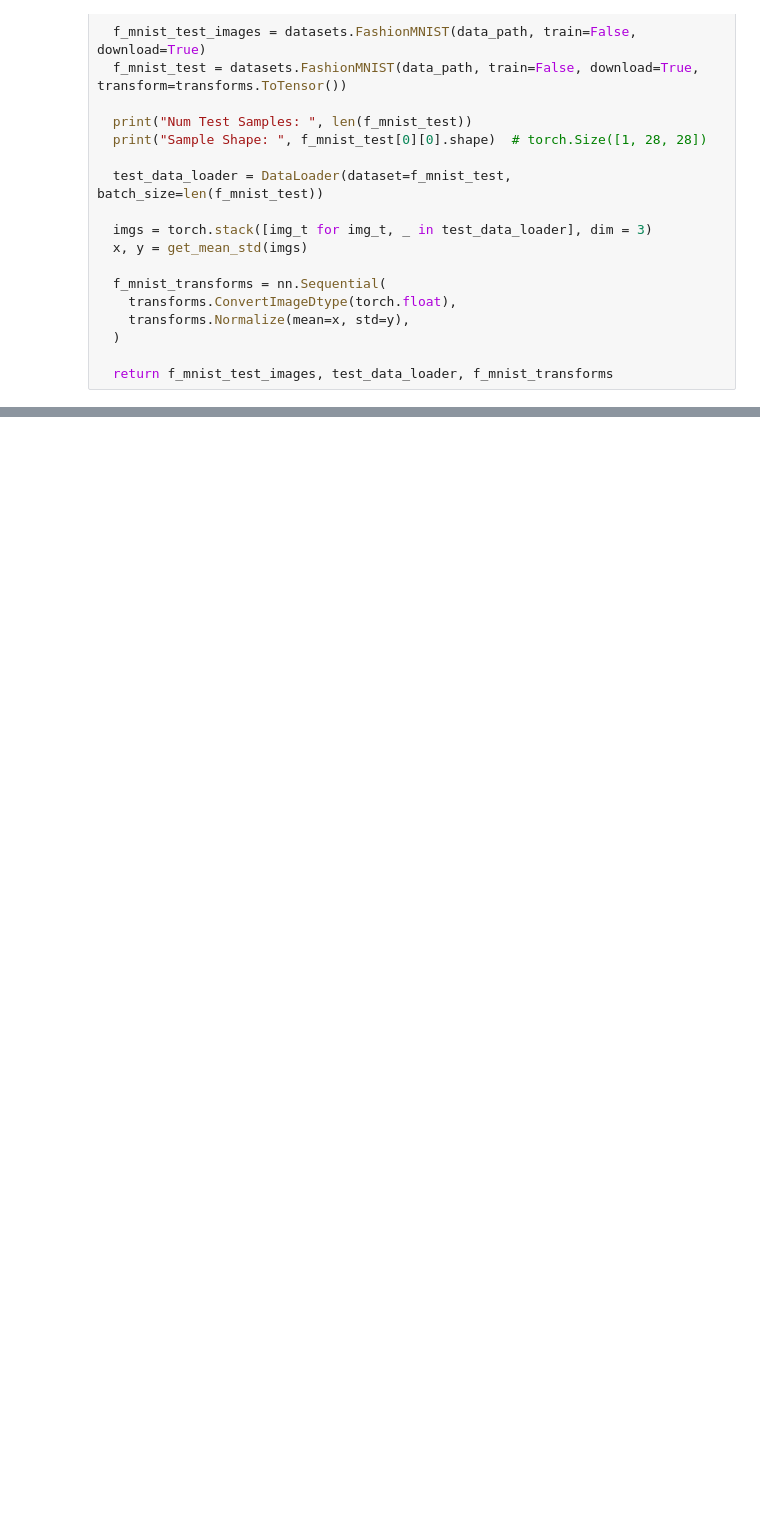
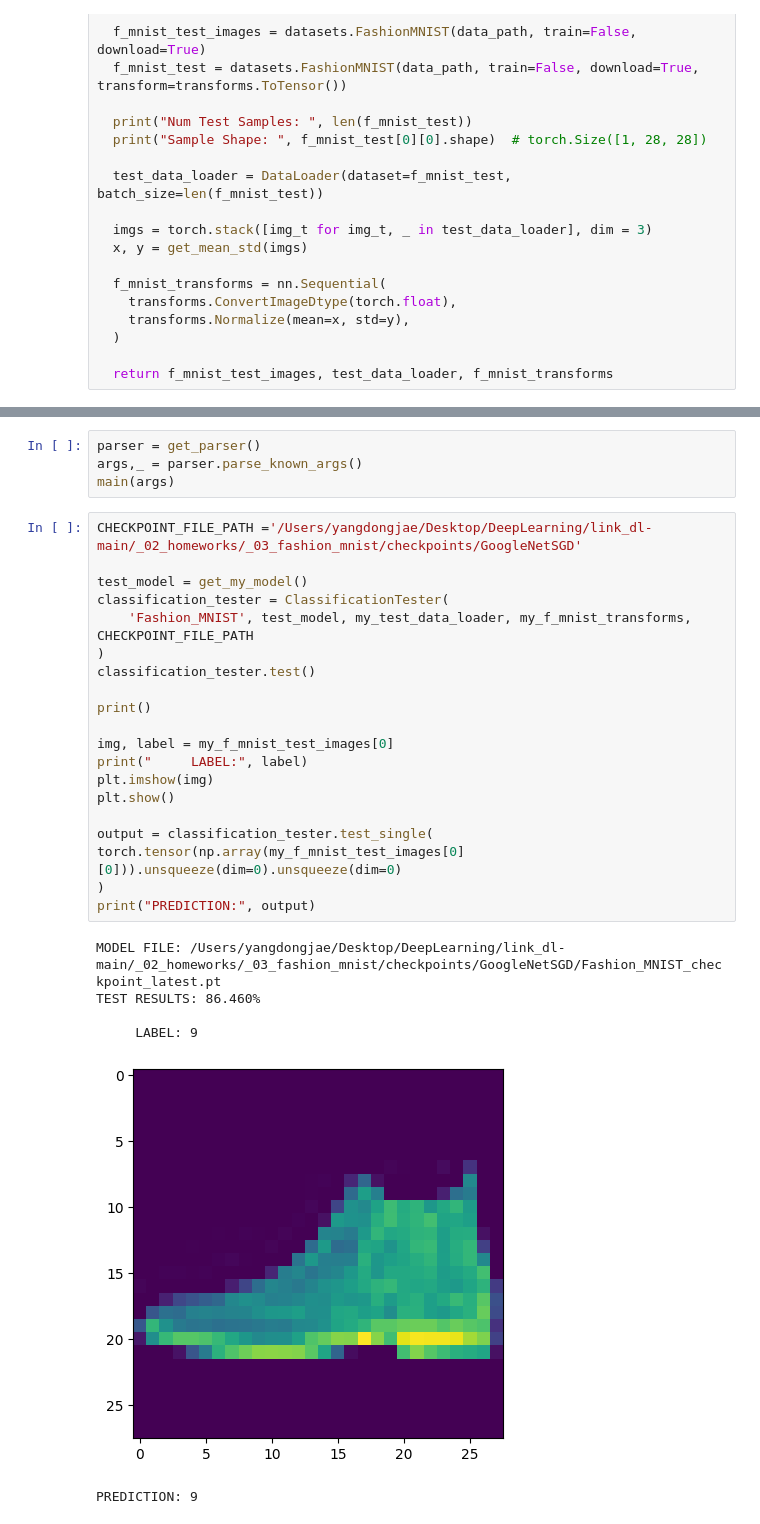
Before and after one commit to YangDongJae/DeepLearning, a Jupyter notebook: link_dl-main/_02_homeworks/_03_fashion_mnist/homework_3.ipynb, the cells around one changed output, grey strips where cells are left out. Drawn from its saved outputs; the diff is of its cells as text; blank space fills up the shorter version.

```diff
--- a/link_dl-main/_02_homeworks/_03_fashion_mnist/homework_3.ipynb
+++ b/link_dl-main/_02_homeworks/_03_fashion_mnist/homework_3.ipynb
@@ -550,0 +1173,31 @@ main(args)
+# %%
+parser = get_parser()
+args,_ = parser.parse_known_args()
+main(args)
+# %%
+CHECKPOINT_FILE_PATH ='/Users/yangdongjae/Desktop/DeepLearning/link_dl-main/_02_homeworks/_03_fashion_mnist/checkpoints/GoogleNetSGD'
+
+test_model = get_my_model()
+classification_tester = ClassificationTester(
+    'Fashion_MNIST', test_model, my_test_data_loader, my_f_mnist_transforms, CHECKPOINT_FILE_PATH
+)
+classification_tester.test()
+
+print()
+
+img, label = my_f_mnist_test_images[0]
+print("     LABEL:", label)
+plt.imshow(img)
+plt.show()
+
+output = classification_tester.test_single(
+torch.tensor(np.array(my_f_mnist_test_images[0][0])).unsqueeze(dim=0).unsqueeze(dim=0)
+)
+print("PREDICTION:", output)
+# %% [output]
+MODEL FILE: /Users/yangdongjae/Desktop/DeepLearning/link_dl-main/_02_homeworks/_03_fashion_mnist/checkpoints/GoogleNetSGD/Fashion_MNIST_checkpoint_latest.pt
+TEST RESULTS: 86.460%
+
+     LABEL: 9
+[figure, added]
+PREDICTION: 9
```
Also changed, not shown: parts of 66 cells of this notebook, 19 other files.
